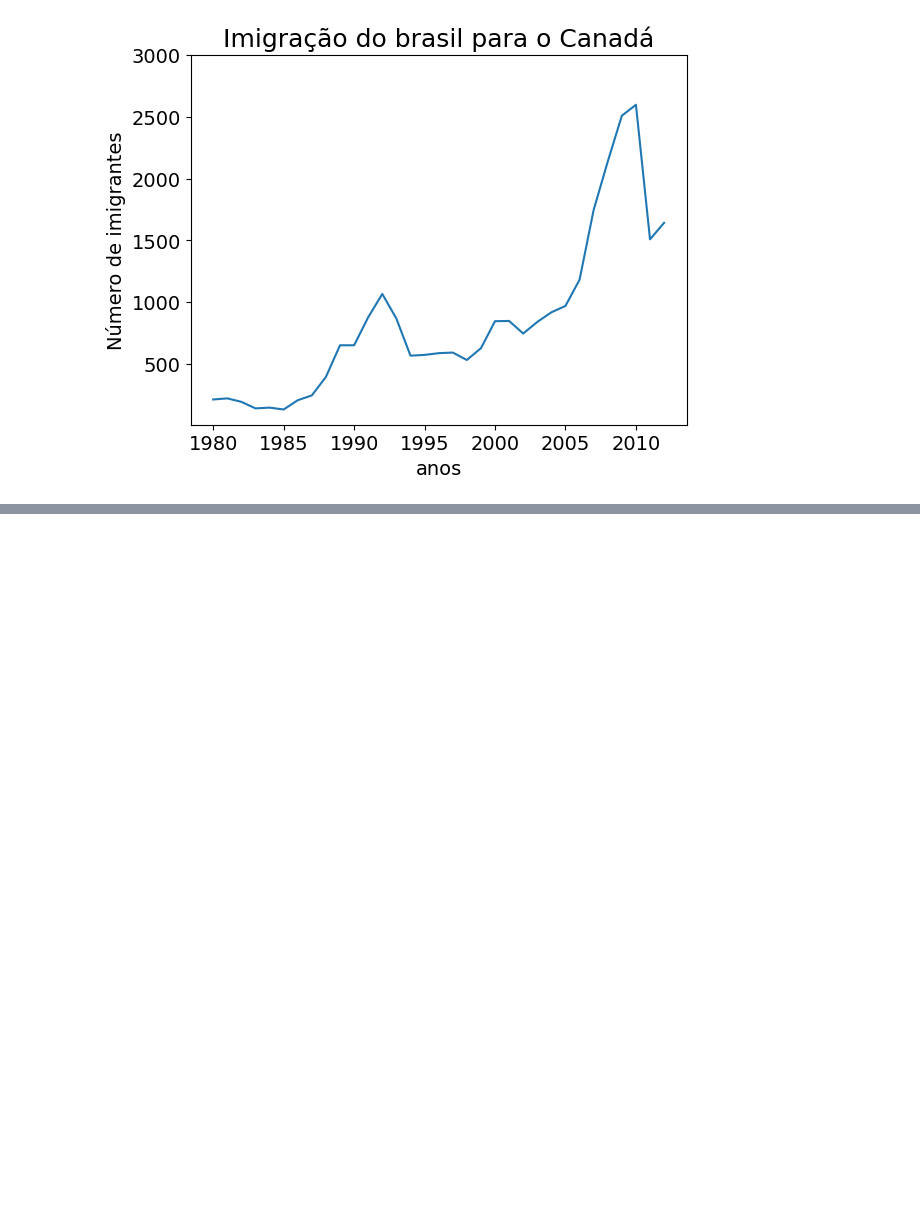
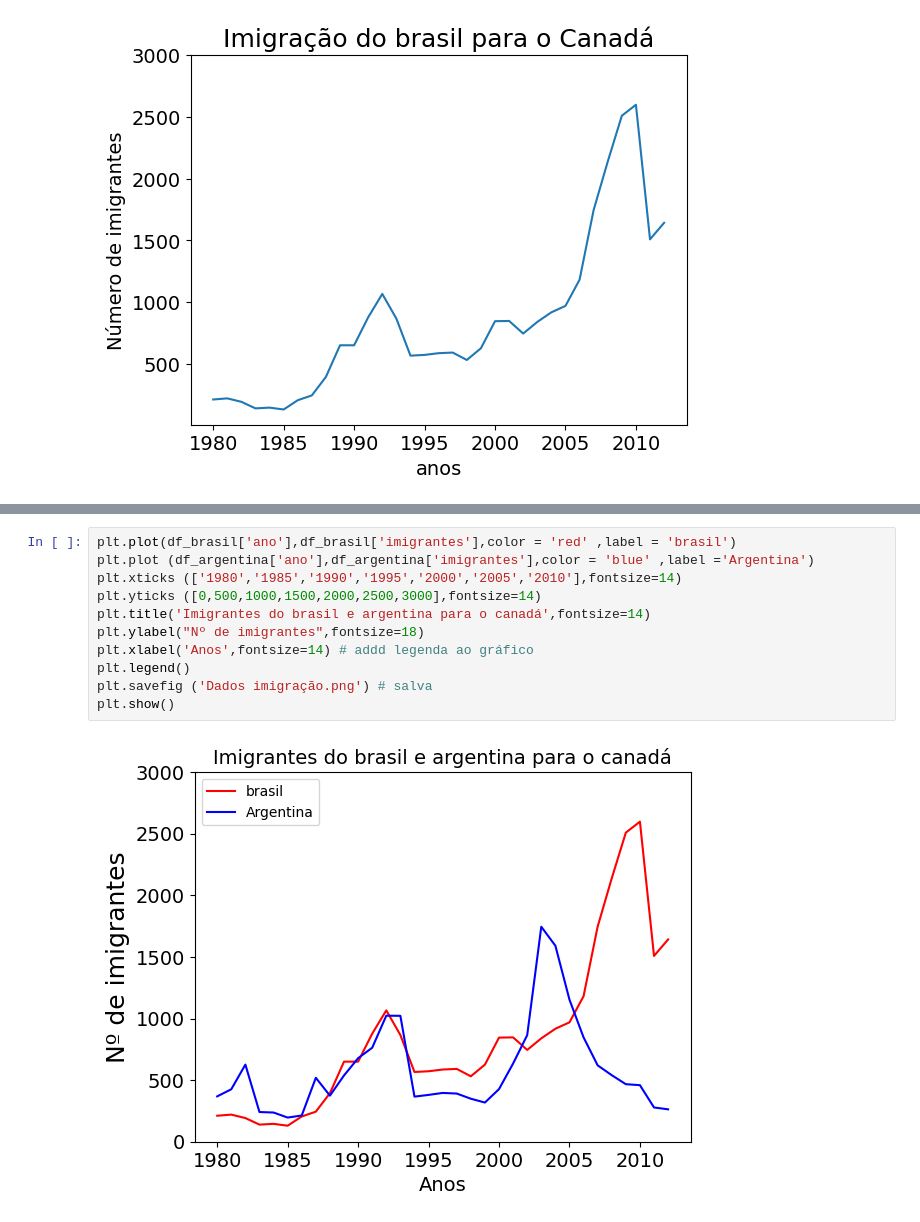
Before and after one commit to Murilosxv/ATIV.-IABD, a Jupyter notebook: aula04/aula04.ipynb, the cells around one changed output, grey strips where cells are left out. Saved outputs shown, nothing was run; the diff lists cells and outputs as text; blank space fills up the shorter version.

```diff
--- a/aula04/aula04.ipynb
+++ b/aula04/aula04.ipynb
@@ -108,0 +157,13 @@ plt.show()
+# %%
+plt.plot(df_brasil['ano'],df_brasil['imigrantes'],color = 'red' ,label = 'brasil')
+plt.plot (df_argentina['ano'],df_argentina['imigrantes'],color = 'blue' ,label ='Argentina')
+plt.xticks (['1980','1985','1990','1995','2000','2005','2010'],fontsize=14)
+plt.yticks ([0,500,1000,1500,2000,2500,3000],fontsize=14)
+plt.title('Imigrantes do brasil e argentina para o canadá',fontsize=14)
+plt.ylabel("Nº de imigrantes",fontsize=18)
+plt.xlabel('Anos',fontsize=14) # addd legenda ao gráfico
+plt.legend()
+plt.savefig ('Dados imigração.png') # salva
+plt.show()
+# %% [output]
+[figure, added]
```
Also changed, not shown: parts of 14 cells of this notebook, 8 other files.
